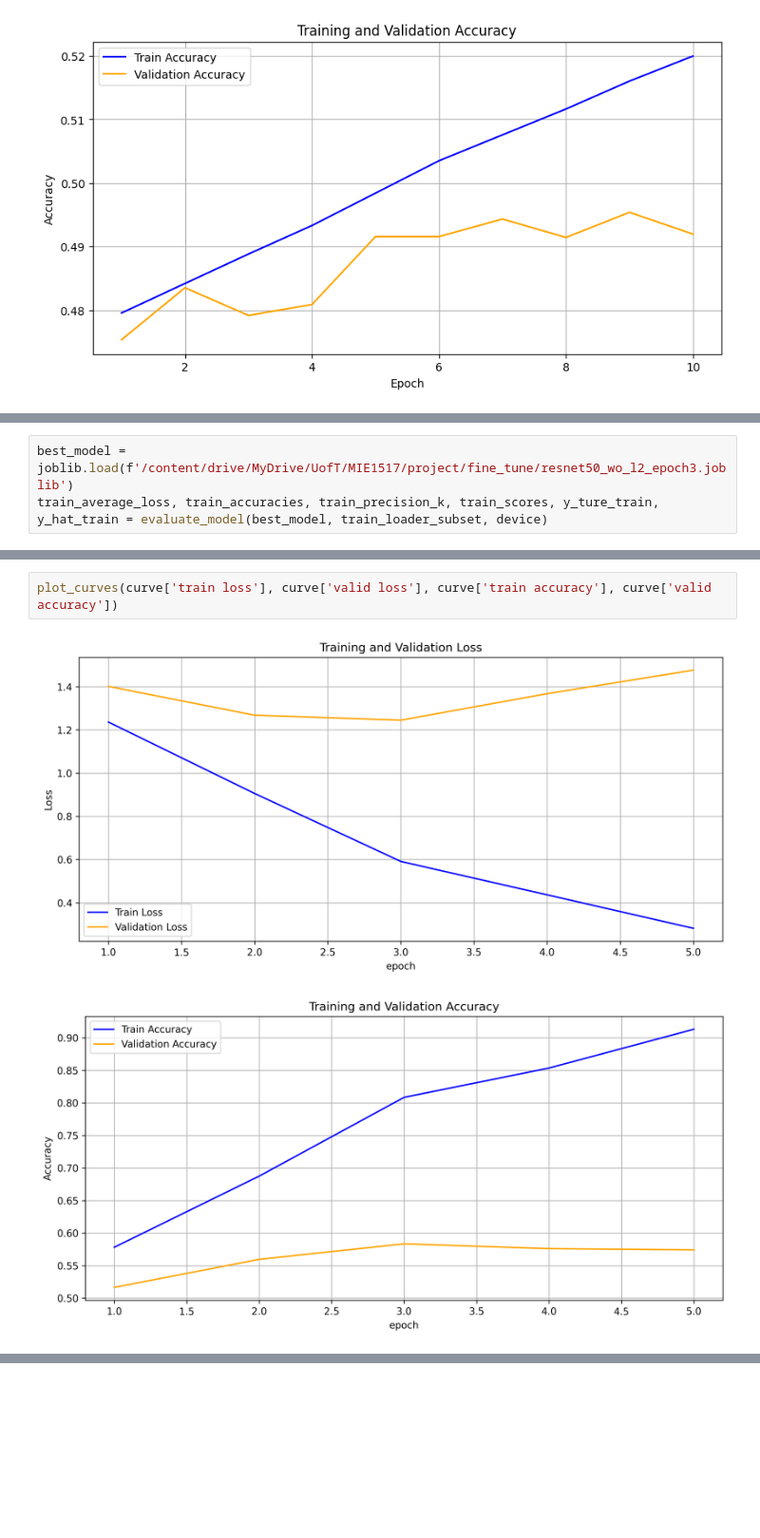
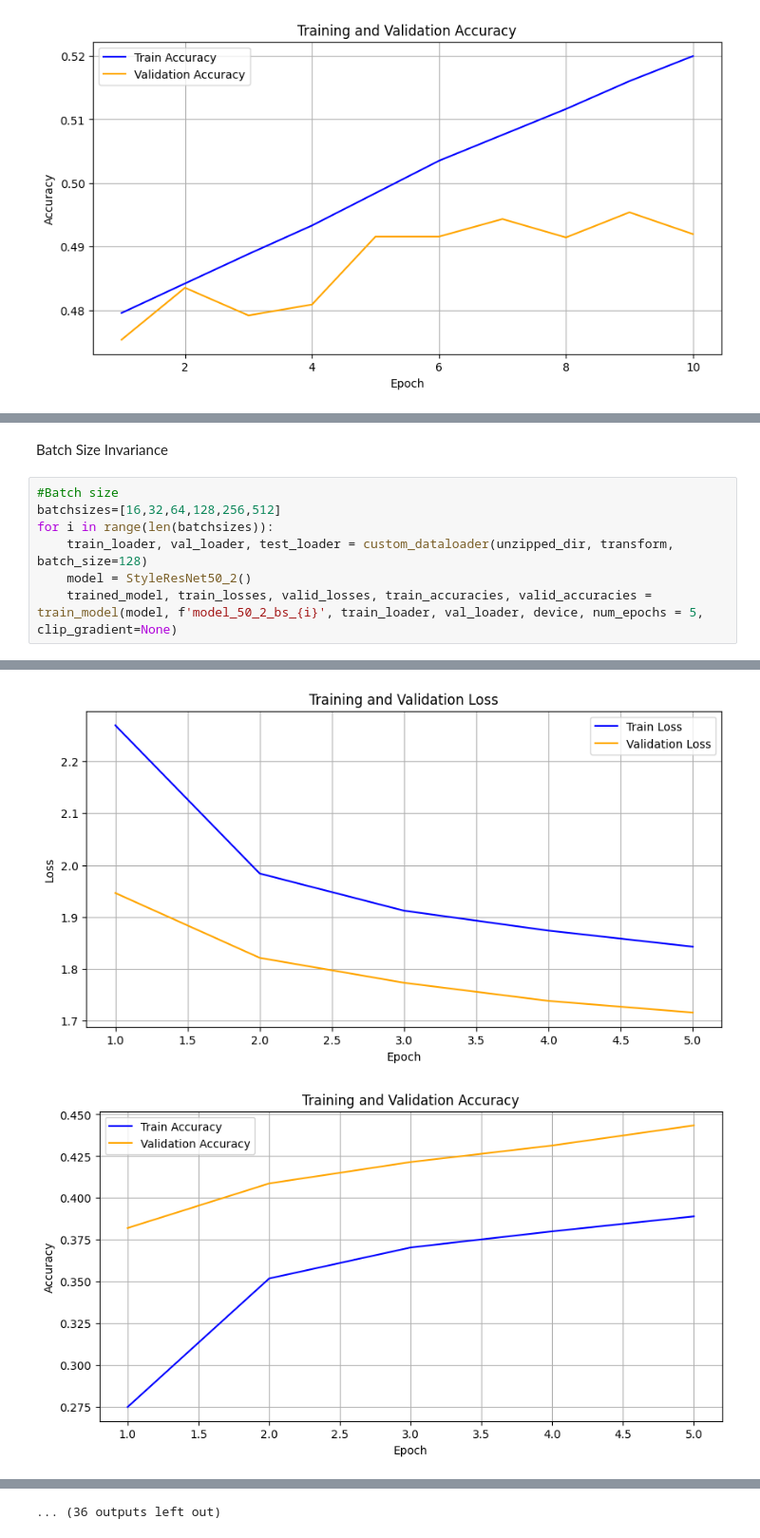
Before and after one commit to JihoonChung/AI_Art_Curation_System, a Jupyter notebook: StyleCNN.ipynb, the cells around one changed output, grey strips where cells are left out. Shown at 95% size. Saved outputs shown, nothing was run; the diff lists cells and outputs as text; blank space fills up the shorter version.

```diff
--- a/StyleCNN.ipynb
+++ b/StyleCNN.ipynb
@@ -525,3 +421,0 @@ def evaluate_model(model, data_loader, device):
-# %%
-best_model = joblib.load(f'/content/drive/MyDrive/UofT/MIE1517/project/fine_tune/resnet50_wo_l2_epoch3.joblib')
-train_average_loss, train_accuracies, train_precision_k, train_scores, y_ture_train, y_hat_train = evaluate_model(best_model, train_loader_subset, device)
@@ -694,5 +422,10 @@ def plot_curves(train_losses, valid_losses, train_accuracies, valid_accuracies):
-# %%
-plot_curves(curve['train loss'], curve['valid loss'], curve['train accuracy'], curve['valid accuracy'])
-# %% [output]
-[figure, removed]
-[figure, removed]
+# %% [markdown]
+Batch Size Invariance
+# %%
+#Batch size
+batchsizes=[16,32,64,128,256,512]
+for i in range(len(batchsizes)):
+    train_loader, val_loader, test_loader = custom_dataloader(unzipped_dir, transform, batch_size=128)
+    model = StyleResNet50_2()
+    trained_model, train_losses, valid_losses, train_accuracies, valid_accuracies = train_model(model, f'model_50_2_bs_{i}', train_loader, val_loader, device, num_epochs = 5, clip_gradient=None)
+# %% [output]
@@ -698,0 +449,2 @@ plot_curves(curve['train loss'], curve['valid loss'], curve['train accuracy'], c
+[figure, added]
+[figure, added]
@@ -698,0 +465 @@ plot_curves(curve['train loss'], curve['valid loss'], curve['train accuracy'], c
+... (36 outputs left out)
```
Also changed, not shown: parts of 34 cells of this notebook, 7 other files.
